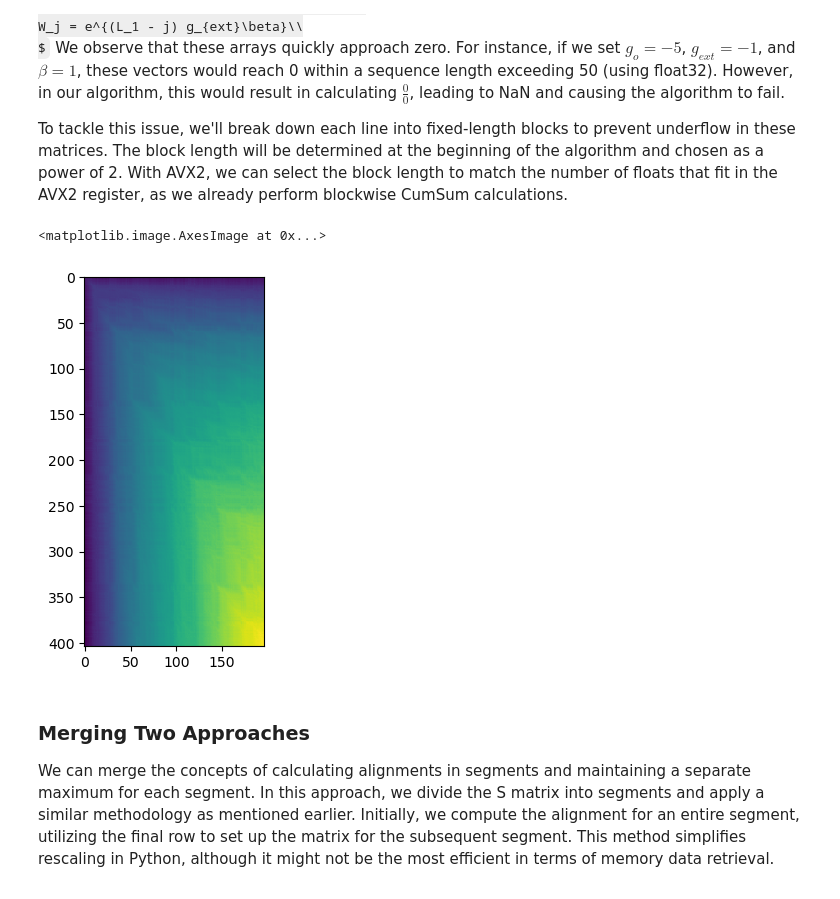
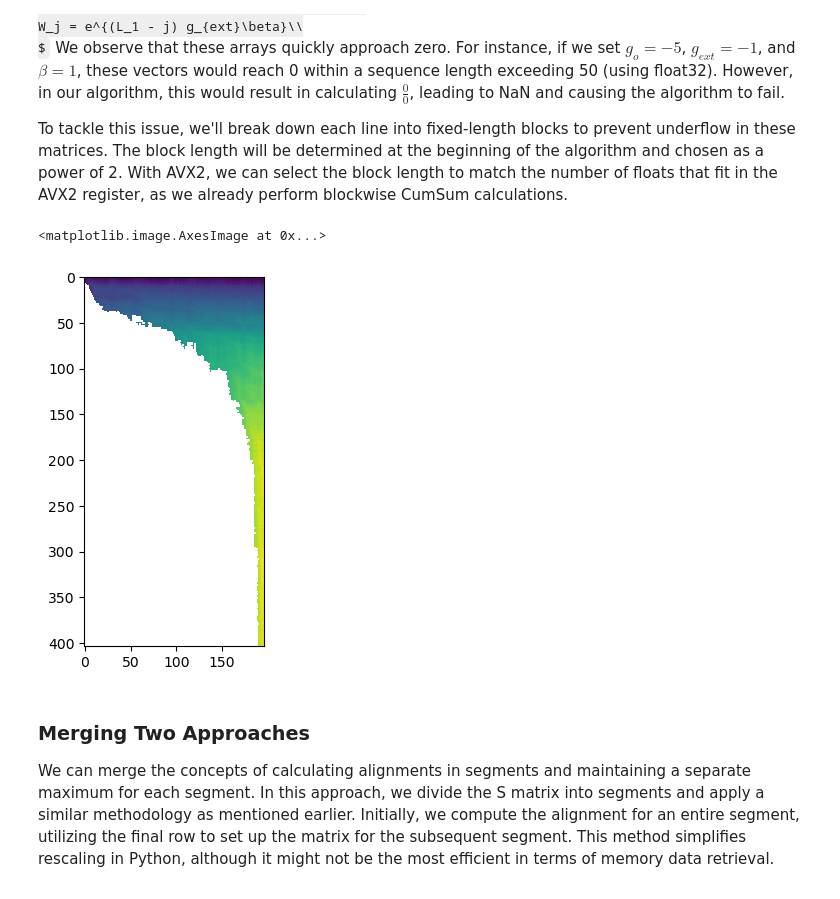
Before and after one commit to lasseReifenrath/Prosa, a Jupyter notebook: ForwardBackwardAlgorithm.ipynb, the cells around one changed output. Cells and saved outputs as stored; diff of their text form; code cells hidden in the pictures; some formulas as TeX source.

```diff
--- a/ForwardBackwardAlgorithm.ipynb
+++ b/ForwardBackwardAlgorithm.ipynb
@@ -135,8 +147,10 @@ def calcS_np(ss1,ss2 ,aa1, aa2,mat3di, blosum):
 #target = 'd2p06a1'
 #query, target = "d1bm9a_", "d1ku9a_"
 query, target = "d1ufaa2", "d2c1ia1"
-#query, target = "d1ec7a1","d1hjua_"
-query, target = "d1hyua4", "d1gz0a2"
+query, target = "d1ec7a1","d1hjua_"
+#query, target = "d1hyua4", "d1gz0a2"
+query = "d1ufaa2"
+target = "d2c1ia1"
 
 
 aa1 = sid2seq_aa[query]
@@ -198,8 +238,8 @@ def forward_backward_plain_global(S, vj, wj, T, go, ge, pre):
     return zm, ze, zf
 # %%
 T = 10
-go = -30.5
-ge = -8
+go = -3.5
+ge = -.3
 local = True
-pre = np.longdouble
+pre = np.float64
 # %%
@@ -423,35 +467,34 @@ go = -3.5
 ge = -.3
 local = False
 pre = np.float32
-pre = np.longdouble
 # In our case the S matrix is in the Logspace. so we have to calculate the exponetiate the S matrix.
 S_exp = np.exp(S/T, dtype = pre)
 # *_hat describes the results of the backward algorithm inspierd form the muckstein paper.
 #Since the Backward algorithm is the same as the forward just with the fliped input matrix we flip our S matrix here.
 S_hat = S_exp[::-1,::-1]
 
 length = 32
 # prepare the V and W vector as described.
 vj = np.exp(np.arange((length-1)*ge + go ,go-ge, -ge, dtype = pre)/T)
 wj = np.exp(np.arange((length-1)*ge , -ge, -ge, dtype = pre)/T)
 
 #calculate the forward and backward path.
 zm, ze, zf, zmax, current_max = forward_backward_block_local(S_exp, vj, wj, T, go, ge, length, pre)
 zm_hat, ze_hat, zf_hat, zmax_hat, current_max_hat = forward_backward_block_local(S_hat, vj, wj, T, go, ge, length, pre)
 
 # To calculate the the final probability matrix we have to multiply zm and zm_hat pairwise and normalize it by
 # the sum over zm as described in the muckstein paper
 zm, zm_hat = np.log(zm[1:,1:]), np.log(zm_hat[1:,1:])
 zm = zm + np.cumsum(zmax[1:]).reshape(-1,1)
 zm_hat = zm_hat + np.cumsum(zmax_hat[1:]).reshape(-1,1)
 
 
 P = np.exp((zm + zm_hat[::-1,::-1]- (S/T) - logsumexp(np.append(zm,1))))
 
 plt.imshow(zm)
 # %% [output]
 <matplotlib.image.AxesImage at 0x...>
-[figure, old version]
+[figure, new version]
 # %% [markdown]
 ### Merging Two Approaches ###
 
```
Also changed, not shown: parts of 20 cells of this notebook.
